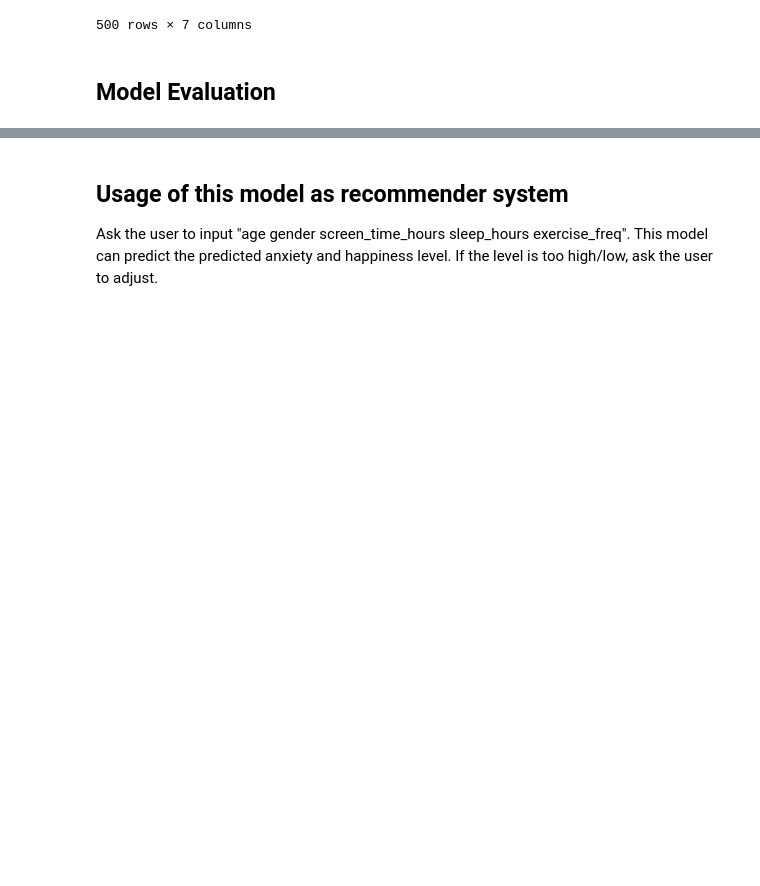
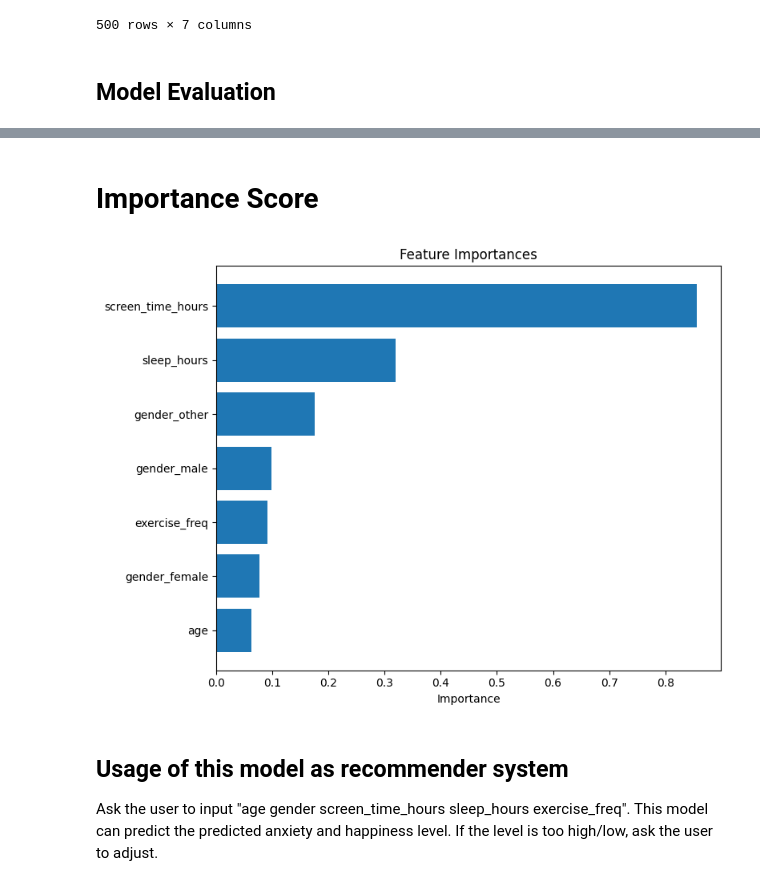
Before and after one commit to aidanleung0/ece143-group6, a Jupyter notebook: final.ipynb, the cells around one changed output, grey strips where cells are left out. Saved outputs shown, nothing was run; the diff lists cells and outputs as text; code cells hidden in the pictures; blank space fills up the shorter version.

```diff
--- a/final.ipynb
+++ b/final.ipynb
@@ -462,3 +379,35 @@ This model does not provide feature importances.
+# %% [markdown]
+# Importance Score
+# %%
+# Find the internal regressor of the model
+# reg = best_model.named_steps["regressor"]
+
+# Multi-output model → Take the feature importances of the first sub-model
+# try:
+#     importances = reg.estimators_[0].feature_importances_
+# except:
+#     print("This model does not provide feature importances.")
+#     importances = None
+#
+# if importances is not None:
+#     ohe = best_model.named_steps["preprocessor"].named_transformers_["cat"]["onehot"]
+#     ohe_features = ohe.get_feature_names_out(["gender"])
+#
+#     feature_names = ["age", "screen_time_hours", "sleep_hours", "exercise_freq"] + list(ohe_features)
+#
+#     sorted_idx = np.argsort(importances)
+#
+#     plt.figure(figsize=(8, 6))
+#     plt.barh(np.array(feature_names)[sorted_idx], importances[sorted_idx])
+#     plt.title("Feature Importances")
+#     plt.xlabel("Importance")
+#     plt.tight_layout()
+#     plt.show()
+from src.plotter import plot_feature_importances
+feature_name, importances = model.get_importance()
+plot_feature_importances(feature_name, importances)
+# %% [output]
+[figure, added]
 # %% [markdown]
 ## Usage of this model as recommender system
 
```
Also changed, not shown: parts of 7 cells of this notebook, 11 other files.
